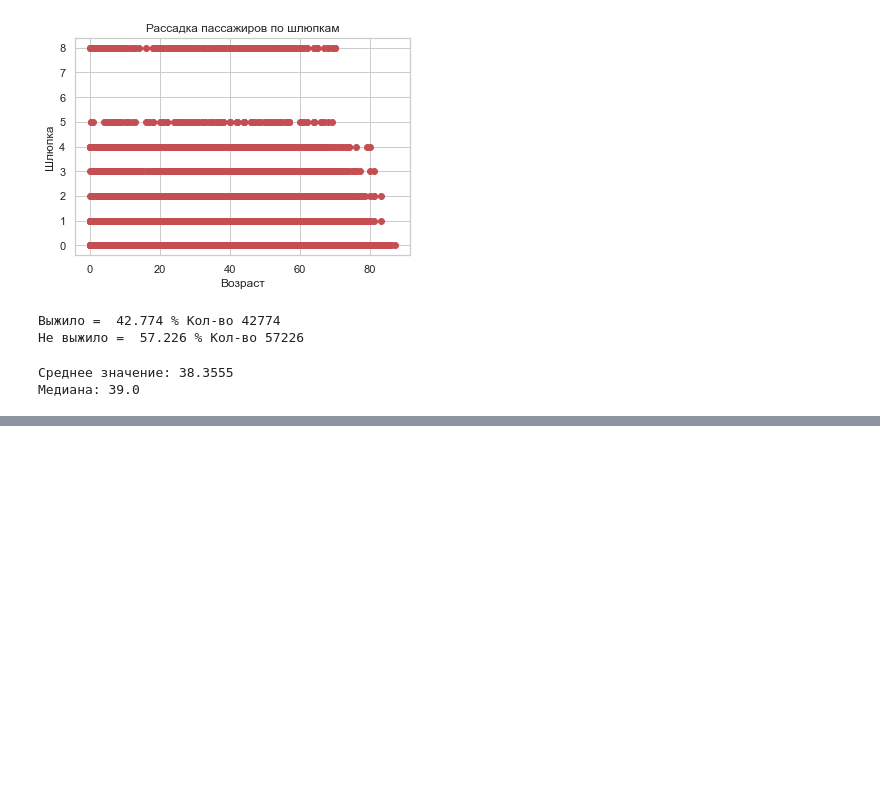
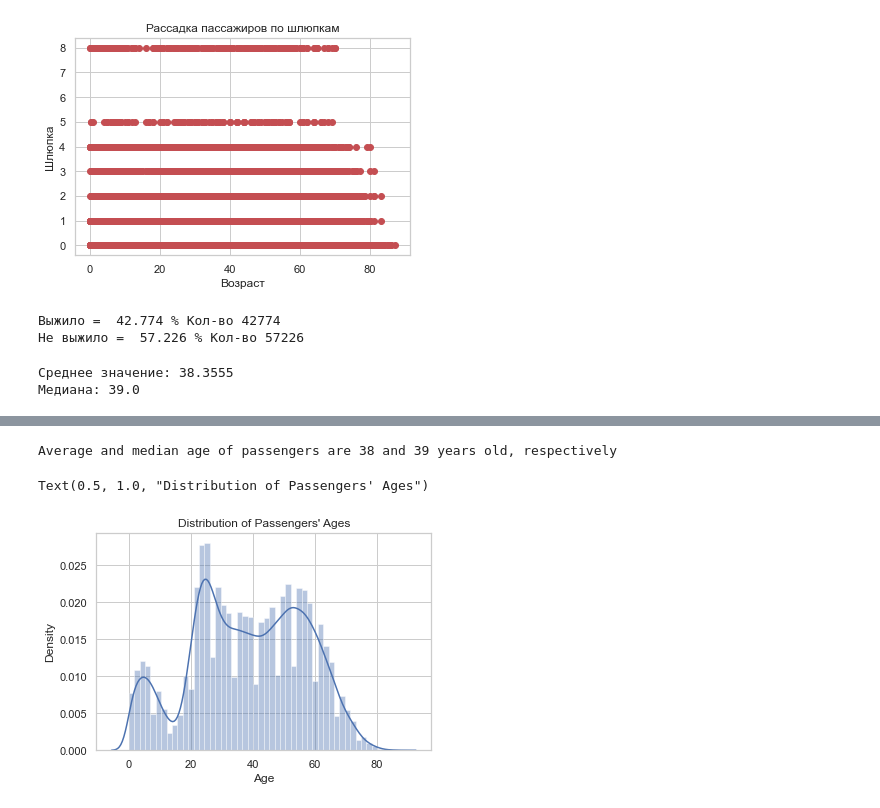
Before and after one commit to Sergo448/rolling-scopes-school-AI-MachineLearning, a Jupyter notebook: Sergo448_2_task.ipynb, the cells around one changed output, grey strips where cells are left out. Saved outputs shown, nothing was run; the diff lists cells and outputs as text; code cells hidden in the pictures; blank space fills up the shorter version.

```diff
--- a/Sergo448_2_task.ipynb
+++ b/Sergo448_2_task.ipynb
@@ -297,10 +340,7 @@ print('Медиана:', m)
 # %%
-sns.set_theme(style="white")
+import pandas as pd
+# Пассажиры которые выжили и не выжили сгруппированный по классу и полу
+table_1 = pd.crosstab(index=[data_1['Survived'], data_1['Pclass']], columns=[data_1.Sex,data_1.Embarked])
 
-df = data_1
-
-g = sns.JointGrid(data=data, x="Age", y="Fare", space=0)
-g.plot_joint(sns.kdeplot,
-             fill=True, clip=((1100, 3400), (10, 25)),
-             thresh=0, levels=100, cmap="rocket")
-g.plot_marginals(sns.histplot, color="#03051A", alpha=1, bins=25)
+# C = Cherbourg, Q = Queenstown, S = Southampton
+table_1.unstack()
@@ -306,0 +386,19 @@ g.plot_marginals(sns.histplot, color="#03051A", alpha=1, bins=25)
+# %%
+print('Average and median age of passengers are %0.f and %0.f years old, respectively'%(data['Age'].mean(),
+                                                                                        data['Age'].median()))
+
+
+data['Age'].describe()
+
+
+# Drop missing values for the records in which age passenger is missing
+age = data['Age'].dropna()
+
+
+# Distribution of age, with an overlay of a density plot
+age_dist = sns.distplot(age)
+age_dist.set_title("Distribution of Passengers' Ages")
+# %% [output]
+Average and median age of passengers are 38 and 39 years old, respectively
+Text(0.5, 1.0, "Distribution of Passengers' Ages")
+[figure, added]
```
Also changed, not shown: parts of 21 cells of this notebook, 1 other file.
